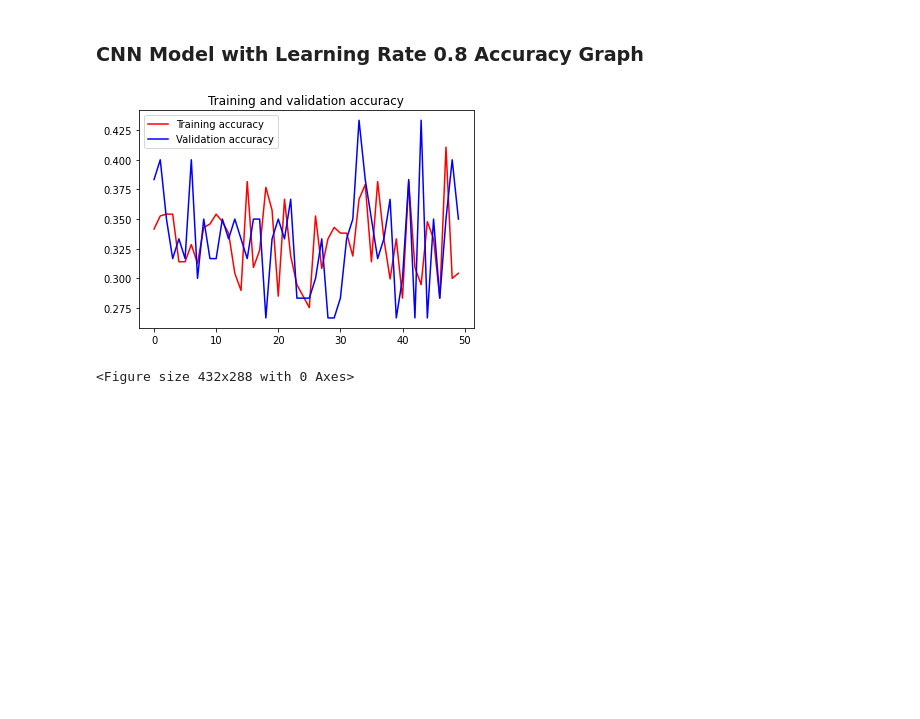
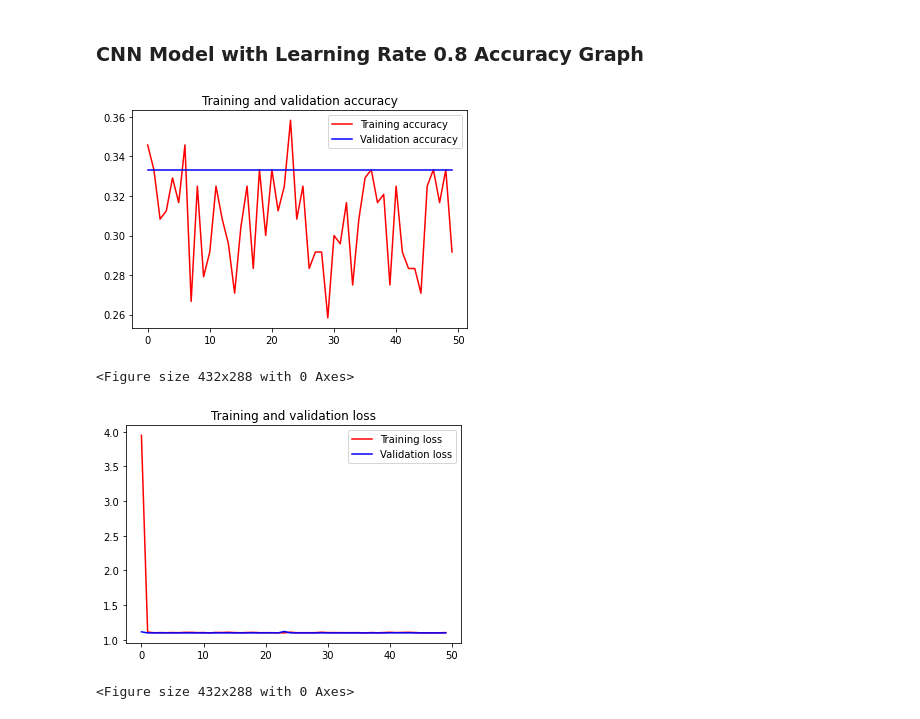
Before and after one commit to danielsitepu36/ML-Flowers-CNN, a Jupyter notebook: Tugas_ML_CNN_AdhitDanielRian.ipynb, the cells around one changed output. Cells and saved outputs as stored; diff of their text form; code cells hidden in the pictures; blank space fills up the shorter version.

Commit message:
Finalize model, add loss visualization

```diff
--- a/Tugas_ML_CNN_AdhitDanielRian.ipynb
+++ b/Tugas_ML_CNN_AdhitDanielRian.ipynb
@@ -221,7 +239,7 @@ for item, folder in TEST_DATA:
 TRAINING_DIR = "/tmp/final/train/"
 training_datagen = ImageDataGenerator(
       rescale = 1./255,
-	    rotation_range=40,
+	  rotation_range=40,
       width_shift_range=0.2,
       height_shift_range=0.2,
       shear_range=0.2,
@@ -238,8 +256,8 @@ train_generator = training_datagen.flow_from_directory(
 	TRAINING_DIR,
 	target_size=(240, 320),
 	class_mode='categorical',
-  # color_mode='grayscale',
-  batch_size=80
+    color_mode='grayscale',
+    batch_size=60
 )
 
 # validation_generator = np.expand_dims(validation_generator, axis=3)
@@ -247,7 +265,7 @@ validation_generator = validation_datagen.flow_from_directory(
 	VALIDATION_DIR,
 	target_size=(240, 320),
 	class_mode='categorical',
-  # color_mode='grayscale',
-  batch_size=30
+    color_mode='grayscale',
+    batch_size=20
 )
 # %% [output]
@@ -257,9 +275,9 @@ Found 107 images belonging to 3 classes.
 ###Build the CNN Model
 # %%
 model = tf.keras.models.Sequential([
-    # Note the input shape is the desired size of the image 150x150 with 3 bytes color
+    # Note the input shape is the desired size of the image 240x320 with 1 byte color
     # This is the first convolution
-    tf.keras.layers.Conv2D(64, (3,3), activation='relu', input_shape=(240, 320, 3)),
+    tf.keras.layers.Conv2D(32, (3,3), activation='relu', input_shape=(240, 320, 1)),
     tf.keras.layers.MaxPooling2D(2, 2),
     # # The second convolution
     tf.keras.layers.Conv2D(64, (3,3), activation='relu'),
@@ -268,11 +286,11 @@ model = tf.keras.models.Sequential([
     # tf.keras.layers.Conv2D(128, (3,3), activation='relu'),
     # tf.keras.layers.MaxPooling2D(2,2),
     # The fourth convolution
-    tf.keras.layers.Conv2D(128, (3,3), activation='relu'),
-    tf.keras.layers.MaxPooling2D(2,2),
+    #tf.keras.layers.Conv2D(128, (3,3), activation='relu'),
+    #tf.keras.layers.MaxPooling2D(2,2),
     # Flatten the results to feed into a DNN
     tf.keras.layers.Flatten(),
-    tf.keras.layers.Dropout(0.5),
+    # tf.keras.layers.Dropout(0.5),
     # 512 neuron hidden layer
     tf.keras.layers.Dense(512, activation='relu'),
     tf.keras.layers.Dense(3, activation='softmax')
@@ -300,14 +318,14 @@ _________________________________________________________________
 # %% [markdown]
 ###Train the CNN Model (Learning Rate 0.1)
 # %%
-model.compile(loss = 'categorical_crossentropy', optimizer=RMSprop(learning_rate=0.1), metrics=['accuracy'])
+model.compile(loss = 'categorical_crossentropy', optimizer=SGD(learning_rate=0.1), metrics=['accuracy'])
 
 history = model.fit(train_generator,
                     epochs=50,
-                    steps_per_epoch=3,
+                    # steps_per_epoch=4,
                     validation_data = validation_generator,
                     verbose = 1,
-                    validation_steps=2,
+                    # validation_steps=2,
                     )
 
 # model.save("rps.h5")
@@ -351,14 +378,14 @@ plt.show()
 # %% [markdown]
 ###Train the CNN Model (Learning Rate 0.8)
 # %%
-model.compile(loss = 'categorical_crossentropy', optimizer=RMSprop(learning_rate=0.8), metrics=['accuracy'])
+model.compile(loss = 'categorical_crossentropy', optimizer=SGD(learning_rate=0.8), metrics=['accuracy'])
 
 history = model.fit(train_generator,
                     epochs=50,
-                    steps_per_epoch=3,
+                    # steps_per_epoch=4,
                     validation_data = validation_generator,
                     verbose = 1,
-                    validation_steps=2,
+                    # validation_steps=2,
                     )
 
 # model.save("rps.h5")
@@ -385,17 +412,26 @@ Epoch 50/50
 # %%
 acc = history.history['accuracy']
 val_acc = history.history['val_accuracy']
 loss = history.history['loss']
 val_loss = history.history['val_loss']
 
 epochs = range(len(acc))
 
 plt.plot(epochs, acc, 'r', label='Training accuracy')
 plt.plot(epochs, val_acc, 'b', label='Validation accuracy')
 plt.title('Training and validation accuracy')
 plt.legend(loc=0)
 plt.figure()
 plt.show()
+
+plt.plot(epochs, loss, 'r', label='Training loss')
+plt.plot(epochs, val_loss, 'b', label='Validation loss')
+plt.title('Training and validation loss')
+plt.legend(loc=0)
+plt.figure()
+plt.show()
 # %% [output]
-[figure, old version]
+[figure, new version]
 <Figure size 432x288 with 0 Axes>
+[figure, added]
+<Figure size 432x288 with 0 Axes>
```
Also changed, not shown: parts of 11 cells of this notebook.
